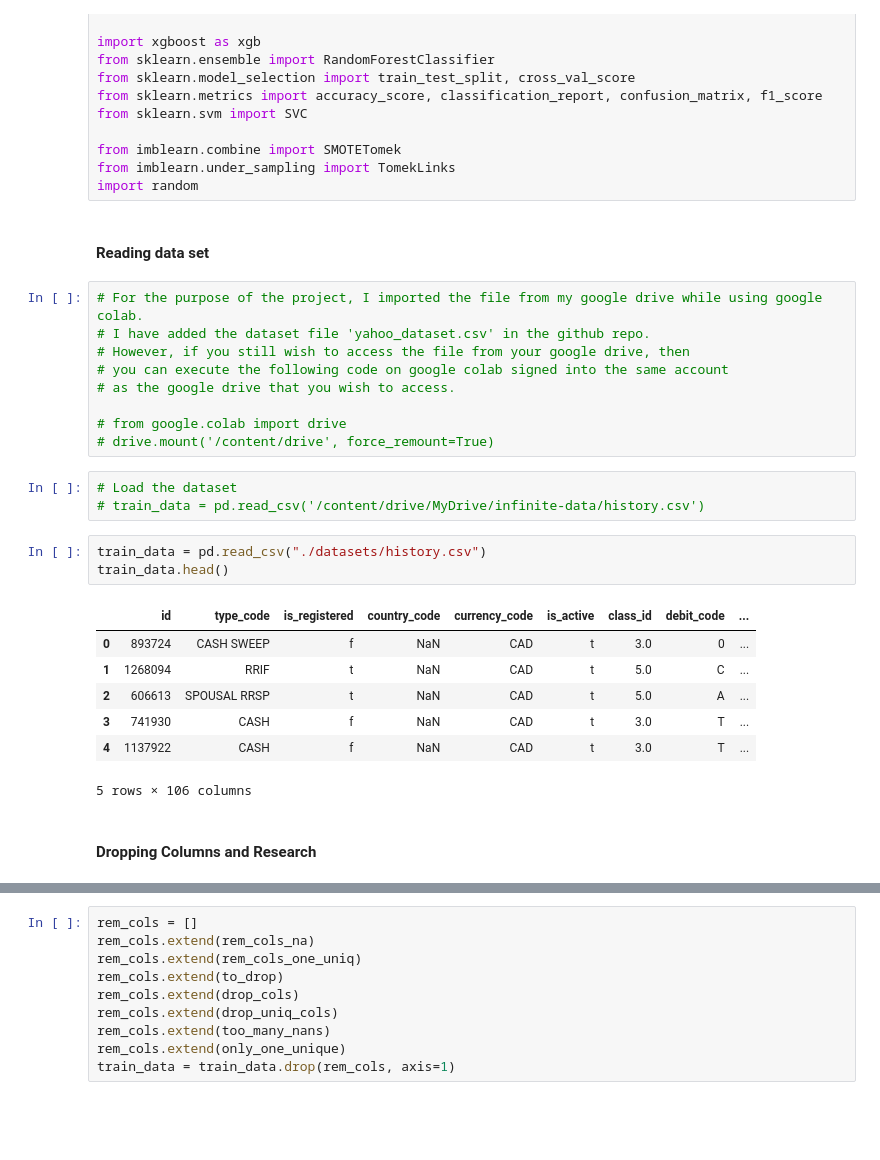
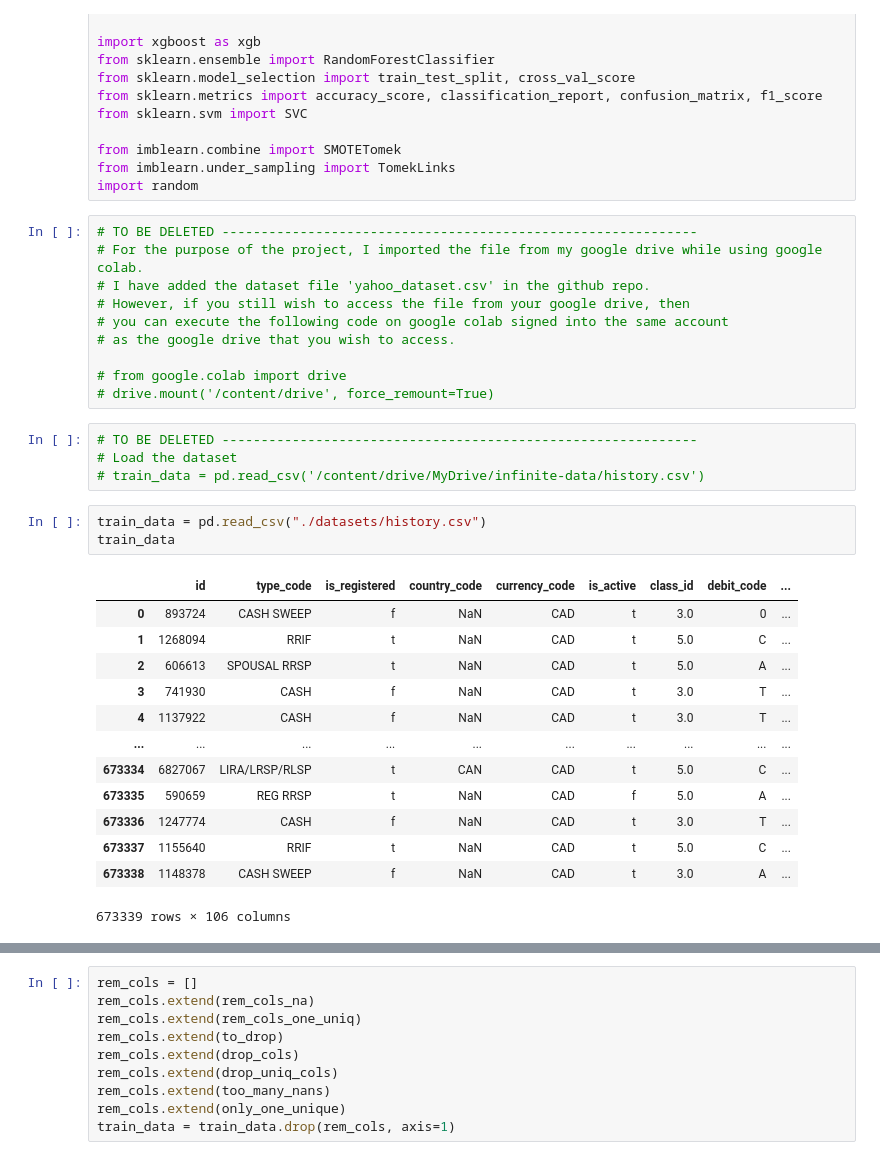
Before and after one commit to adparekh/CxC-Hackathon, a Jupyter notebook: final-hackathon.ipynb, the cells around one changed output, grey strips where cells are left out. Saved outputs shown, nothing was run; the diff lists cells and outputs as text; blank space fills up the shorter version.

```diff
--- a/final-hackathon.ipynb
+++ b/final-hackathon.ipynb
@@ -20,9 +24,8 @@ from sklearn.svm import SVC
 from imblearn.combine import SMOTETomek
 from imblearn.under_sampling import TomekLinks
 import random
-# %% [markdown]
-#### Reading data set
 # %%
+# TO BE DELETED -------------------------------------------------------------
 # For the purpose of the project, I imported the file from my google drive while using google colab.
 # I have added the dataset file 'yahoo_dataset.csv' in the github repo.
 # However, if you still wish to access the file from your google drive, then
@@ -32,18 +35,23 @@ import random
 # from google.colab import drive
 # drive.mount('/content/drive', force_remount=True)
 # %%
+# TO BE DELETED -------------------------------------------------------------
 # Load the dataset
 # train_data = pd.read_csv('/content/drive/MyDrive/infinite-data/history.csv')
 # %%
 train_data = pd.read_csv("./datasets/history.csv")
-train_data.head()
+train_data
 # %% [output]
 |  | id | type_code | is_registered | country_code | currency_code | is_active | class_id | debit_code | ... |
 | 0 | 893724 | CASH SWEEP | f | NaN | CAD | t | 3.0 | 0 | ... |
 | 1 | 1268094 | RRIF | t | NaN | CAD | t | 5.0 | C | ... |
 | 2 | 606613 | SPOUSAL RRSP | t | NaN | CAD | t | 5.0 | A | ... |
 | 3 | 741930 | CASH | f | NaN | CAD | t | 3.0 | T | ... |
 | 4 | 1137922 | CASH | f | NaN | CAD | t | 3.0 | T | ... |
+| ... | ... | ... | ... | ... | ... | ... | ... | ... | ... |
+| 673334 | 6827067 | LIRA/LRSP/RLSP | t | CAN | CAD | t | 5.0 | C | ... |
+| 673335 | 590659 | REG RRSP | t | NaN | CAD | f | 5.0 | A | ... |
+| 673336 | 1247774 | CASH | f | NaN | CAD | t | 3.0 | T | ... |
+| 673337 | 1155640 | RRIF | t | NaN | CAD | t | 5.0 | C | ... |
+| 673338 | 1148378 | CASH SWEEP | f | NaN | CAD | t | 3.0 | A | ... |
-5 rows × 106 columns
+673339 rows × 106 columns
-# %% [markdown]
-#### Dropping Columns and Research
```
Also changed, not shown: parts of 25 cells of this notebook.
